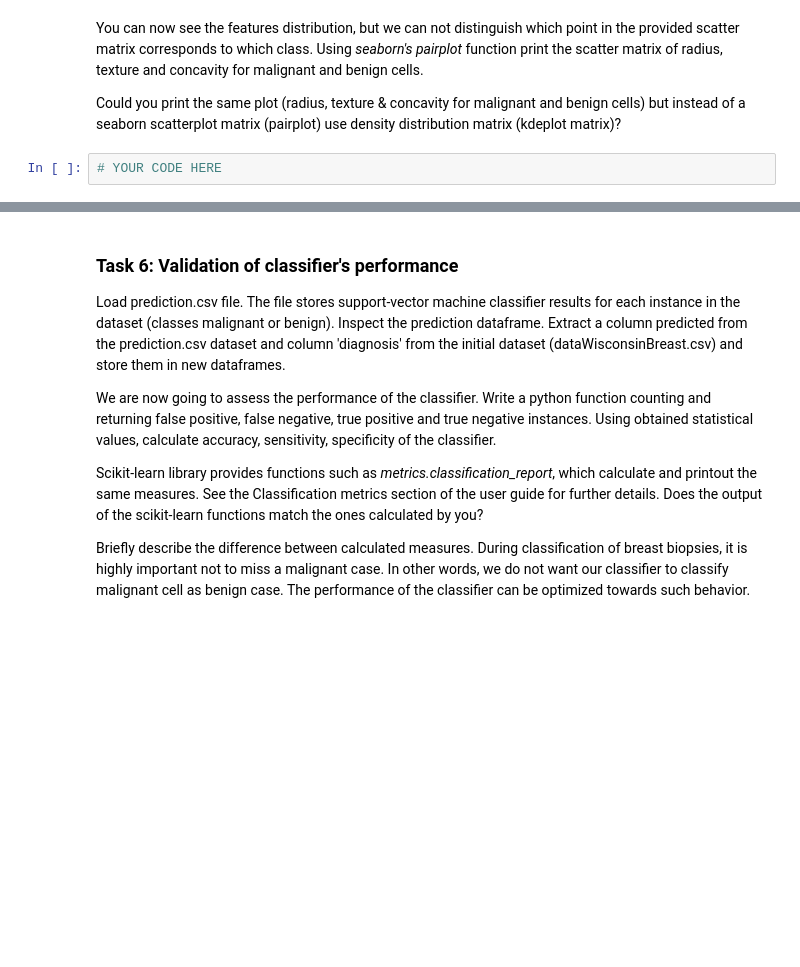
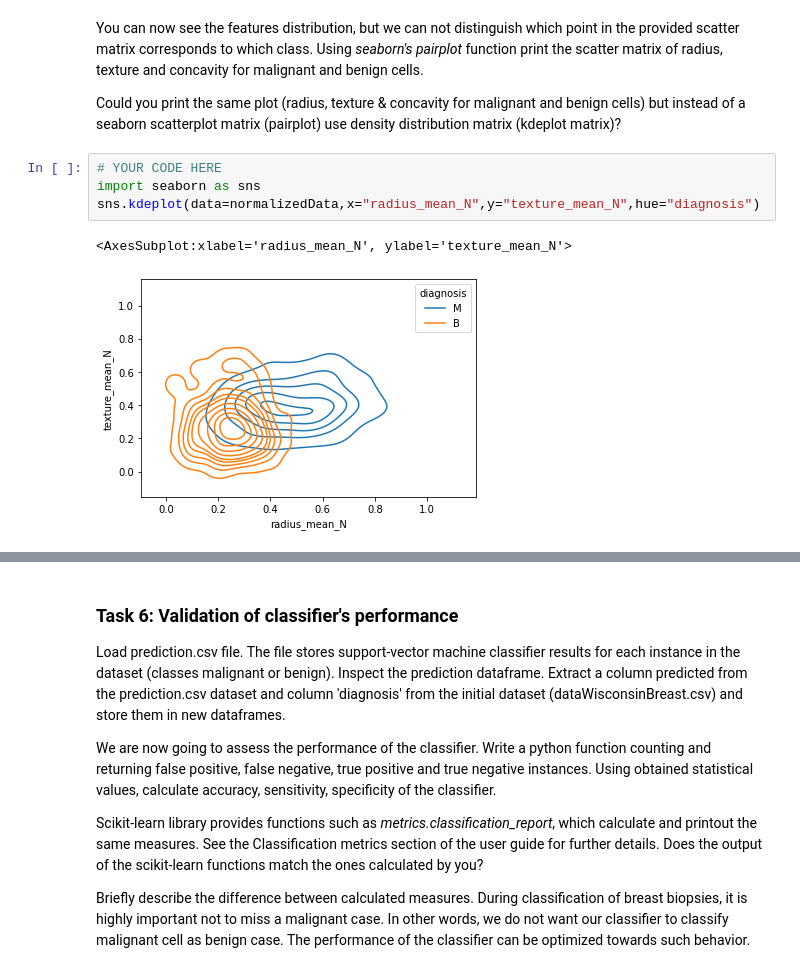
Before and after one commit to abishek1233/Clinical-Decision-Practicals, a Jupyter notebook: WPO1/WPO1-Student.ipynb, the cells around one changed output, grey strips where cells are left out. Drawn from its saved outputs; the diff is of its cells as text; blank space fills up the shorter version.

```diff
--- a/WPO1/WPO1-Student.ipynb
+++ b/WPO1/WPO1-Student.ipynb
@@ -320,5 +327,10 @@ YOUR ANSWER HERE
 You can now see the features distribution, but we can not distinguish which point in the provided scatter matrix corresponds to which class. Using *seaborn's pairplot* function print the scatter matrix of radius, texture and concavity for malignant and benign cells.
 
 Could you print the same plot (radius, texture & concavity for malignant and benign cells) but instead of a seaborn scatterplot matrix (pairplot) use density distribution matrix (kdeplot matrix)?
-# %%
-# YOUR CODE HERE
+# %%
+# YOUR CODE HERE
+import seaborn as sns
+sns.kdeplot(data=normalizedData,x="radius_mean_N",y="texture_mean_N",hue="diagnosis")
+# %% [output]
+<AxesSubplot:xlabel='radius_mean_N', ylabel='texture_mean_N'>
+[figure, added]
```
Also changed, not shown: parts of 15 cells of this notebook, 3 other files.
